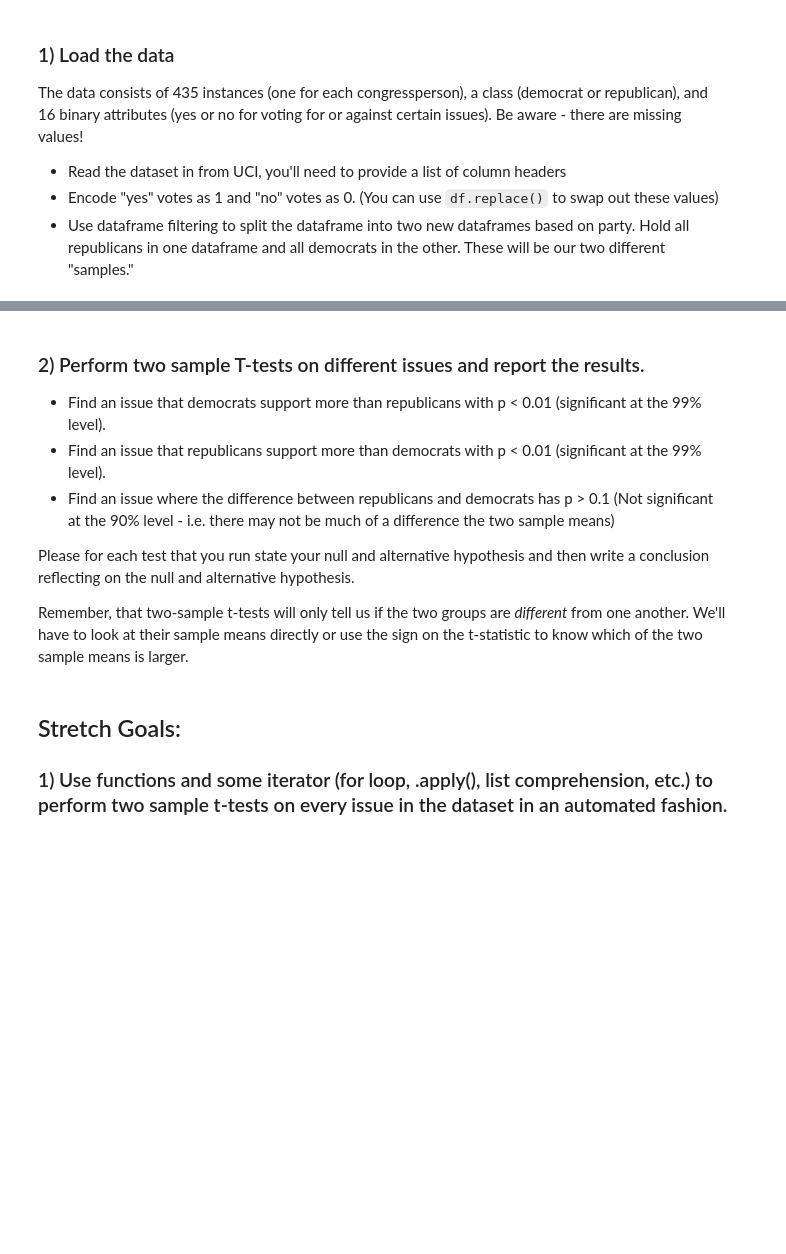
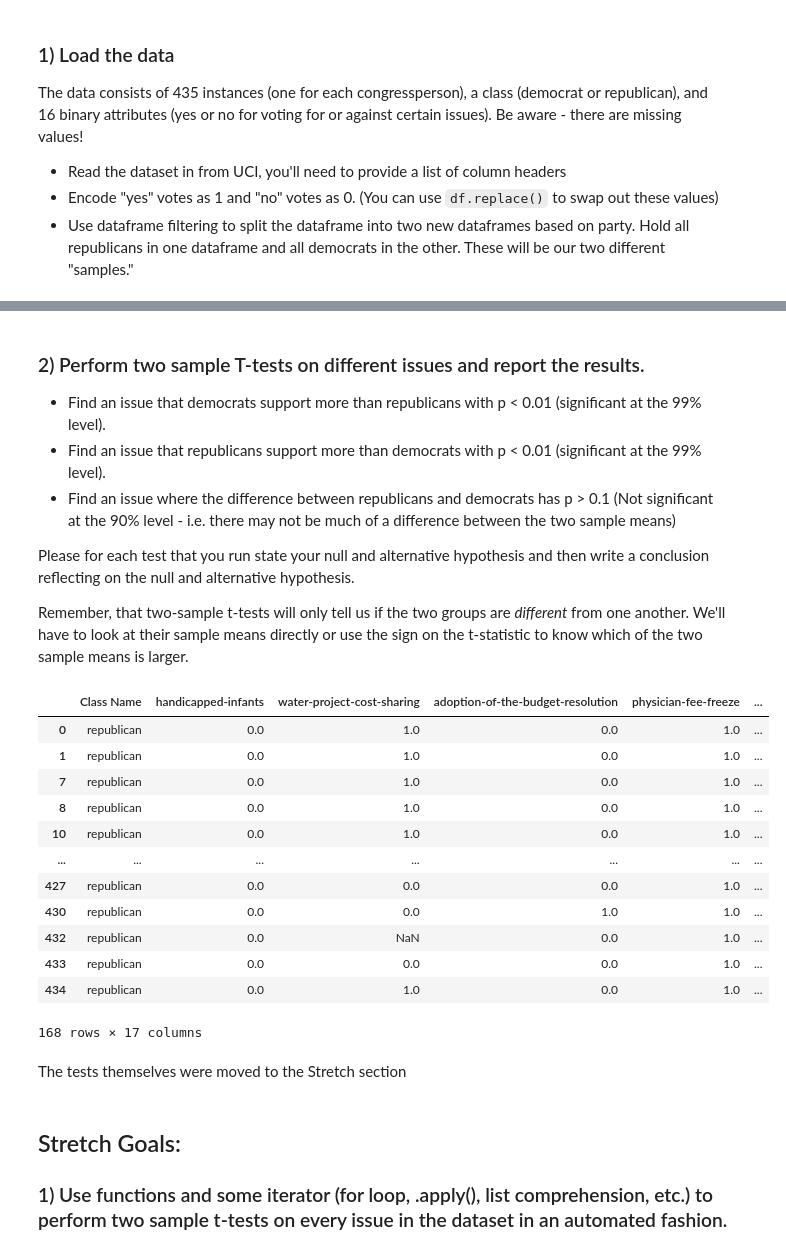
Before and after one commit to jrslagle/DS-Unit-1-Sprint-2-Statistics, a Jupyter notebook: module1/LS_DS_121_t_tests_Assignment.ipynb, the cells around one changed output, grey strips where cells are left out. Saved outputs shown, nothing was run; the diff lists cells and outputs as text; code cells hidden in the pictures; blank space fills up the shorter version.

```diff
--- a/module1/LS_DS_121_t_tests_Assignment.ipynb
+++ b/module1/LS_DS_121_t_tests_Assignment.ipynb
@@ -203,7 +236,7 @@ The data consists of 435 instances (one for each congressperson), a class (democ
 
 - Find an issue that democrats support more than republicans with p < 0.01 (significant at the 99% level).
 - Find an issue that republicans support more than democrats with p < 0.01 (significant at the 99% level).
-- Find an issue where the difference between republicans and democrats has p > 0.1 (Not significant at the 90% level - i.e. there may not be much of a difference the two sample means)
+- Find an issue where the difference between republicans and democrats has p > 0.1 (Not significant at the 90% level - i.e. there may not be much of a difference between the two sample means)
 
 Please for each test that you run state your null and alternative hypothesis and then write a conclusion reflecting on the null and alternative hypothesis.
 
@@ -212,0 +244,24 @@ Remember, that two-sample t-tests will only tell us if the two groups are *diffe
+# %%
+from scipy import stats
+
+# Split the data
+dems = vote_data[vote_data['Class Name'] == 'democrat']
+reps = vote_data[vote_data['Class Name'] == 'republican']
+
+reps
+# %% [output]
+|  | Class Name | handicapped-infants | water-project-cost-sharing | adoption-of-the-budget-resolution | physician-fee-freeze | ... |
+| 0 | republican | 0.0 | 1.0 | 0.0 | 1.0 | ... |
+| 1 | republican | 0.0 | 1.0 | 0.0 | 1.0 | ... |
+| 7 | republican | 0.0 | 1.0 | 0.0 | 1.0 | ... |
+| 8 | republican | 0.0 | 1.0 | 0.0 | 1.0 | ... |
+| 10 | republican | 0.0 | 1.0 | 0.0 | 1.0 | ... |
+| ... | ... | ... | ... | ... | ... | ... |
+| 427 | republican | 0.0 | 0.0 | 0.0 | 1.0 | ... |
+| 430 | republican | 0.0 | 0.0 | 1.0 | 1.0 | ... |
+| 432 | republican | 0.0 | NaN | 0.0 | 1.0 | ... |
+| 433 | republican | 0.0 | 0.0 | 0.0 | 1.0 | ... |
+| 434 | republican | 0.0 | 1.0 | 0.0 | 1.0 | ... |
+168 rows × 17 columns
+# %% [markdown]
+The tests themselves were moved to the Stretch section
```
Also changed, not shown: parts of 10 cells of this notebook.
